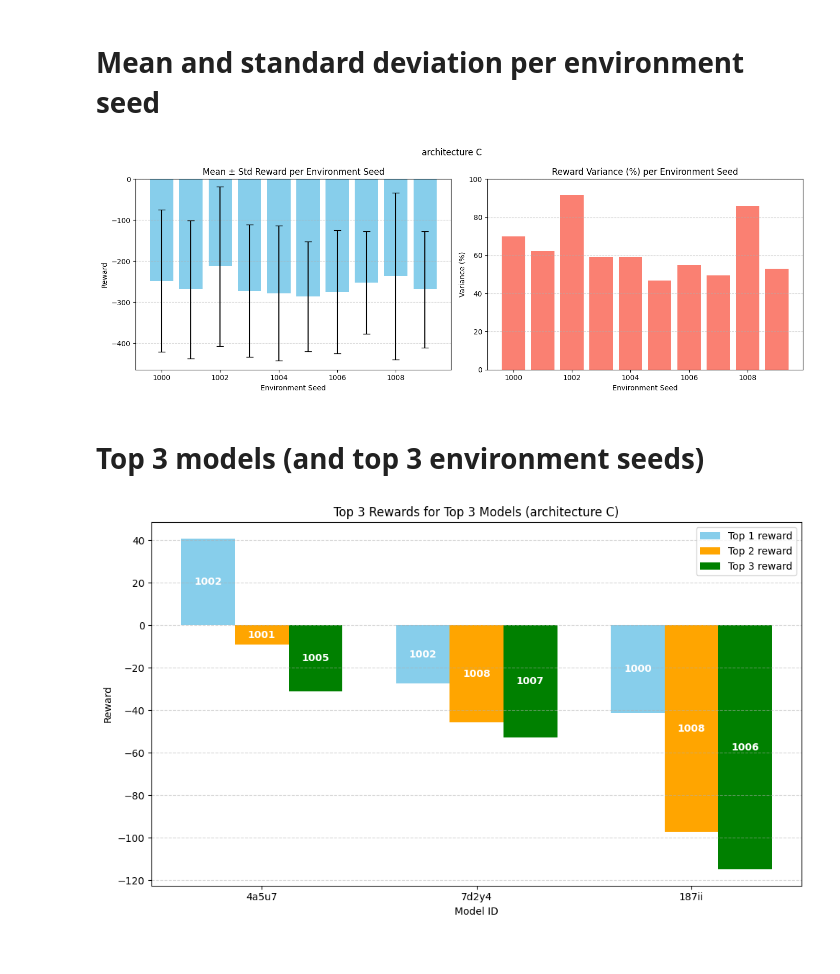
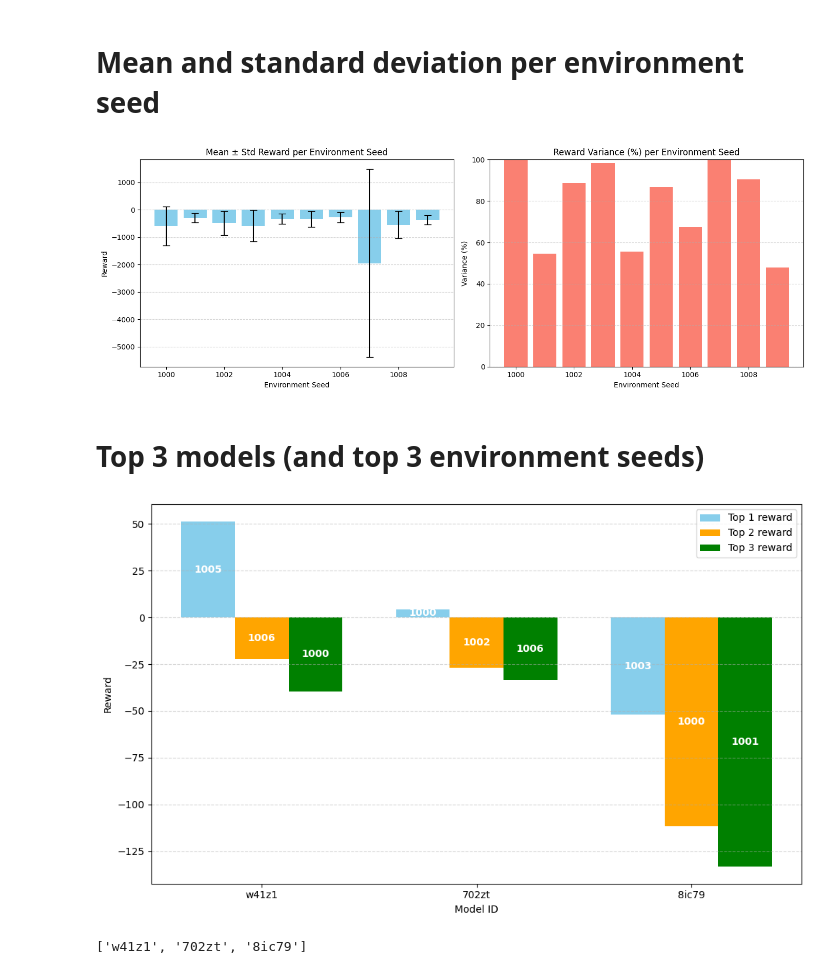
Before and after one commit to Willian-Girao/lunar-transformer-il, a Jupyter notebook: notebooks/1_architecture_quality_viz.ipynb, the cells around one changed output. Saved outputs shown, nothing was run; the diff lists cells and outputs as text; code cells hidden in the pictures.

```diff
--- a/notebooks/1_architecture_quality_viz.ipynb
+++ b/notebooks/1_architecture_quality_viz.ipynb
@@ -18,5 +19,5 @@ from src.utils.model_handling import get_models_evaluation_data
 # %%
-dir = 'models_architecture_C'
+dir = 'models'
 # %%
 project_root = os.path.abspath(os.path.join(os.getcwd(), '../'))
 models = os.listdir(os.path.join(project_root, 'results', dir))
@@ -83,35 +84,35 @@ seed_stds  = {seed: np.std(vals)  for seed, vals in stats.items()}
 # %%
 # Sort seeds for consistent x-axis
 seeds = sorted(seed_means.keys())
 means = [seed_means[s] for s in seeds]
 stds  = [seed_stds[s] for s in seeds]
 
 # Compute variance percentage
 var_pct = [(std / abs(mean)) * 100 if mean != 0 else 0 for mean, std in zip(means, stds)]
 
 # Create figure with 1 row, 2 columns
 fig, axes = plt.subplots(1, 2, figsize=(14, 5))
 
 # Left plot: Mean ± Std
 axes[0].bar(seeds, means, yerr=stds, capsize=5, color='skyblue')
 axes[0].set_xlabel("Environment Seed")
 axes[0].set_ylabel("Reward")
 axes[0].set_title("Mean ± Std Reward per Environment Seed")
 axes[0].grid(axis='y', linestyle='--', alpha=0.5)
 
 # Right plot: Variance percentage
 axes[1].bar(seeds, var_pct, color='salmon')
 axes[1].set_xlabel("Environment Seed")
 axes[1].set_ylabel("Variance (%)")
 axes[1].set_title("Reward Variance (%) per Environment Seed")
 axes[1].grid(axis='y', linestyle='--', alpha=0.5)
 axes[1].set_ylim(0, 100)
 
-plt.suptitle(f'{dir.split('_')[1]} {dir.split('_')[2]}')
+#plt.suptitle(f'{dir.split('_')[1]} {dir.split('_')[2]}')
 plt.tight_layout()
 plt.show()
 # %% [output]
-[figure, old version]
+[figure, new version]
 # %% [markdown]
 # Top 3 models (and top 3 environment seeds)
 # %%
@@ -161,14 +162,18 @@ for i in range(3):
 plt.xticks(x + bar_width, top_models)
 plt.xlabel("Model ID")
 plt.ylabel("Reward")
-plt.title("Top 3 Rewards for Top 3 Models" + f' ({dir.split('_')[1]} {dir.split('_')[2]})')
+#plt.title("Top 3 Rewards for Top 3 Models" + f' ({dir.split('_')[1]} {dir.split('_')[2]})')
 plt.legend()
 plt.grid(axis='y', linestyle='--', alpha=0.5)
 plt.tight_layout()
 plt.show()
 # %% [output]
-[figure, old version]
+[figure, new version]
 # %%
-# from src.utils.logs_handling import log_evaluated_model
+top_models#from src.utils.logs_handling import log_evaluated_model
 
-# log_evaluated_model(model_id=top_models[0], model_dir_name=dir)
+#log_evaluated_model(model_id=top_models[0], model_dir_name=dir)
+#log_evaluated_model(model_id=top_models[1], model_dir_name=dir)
+#log_evaluated_model(model_id=top_models[2], model_dir_name=dir)
+# %% [output]
+['w41z1', '702zt', '8ic79']
```
Also changed, not shown: parts of 5 cells of this notebook, 40 other files.
